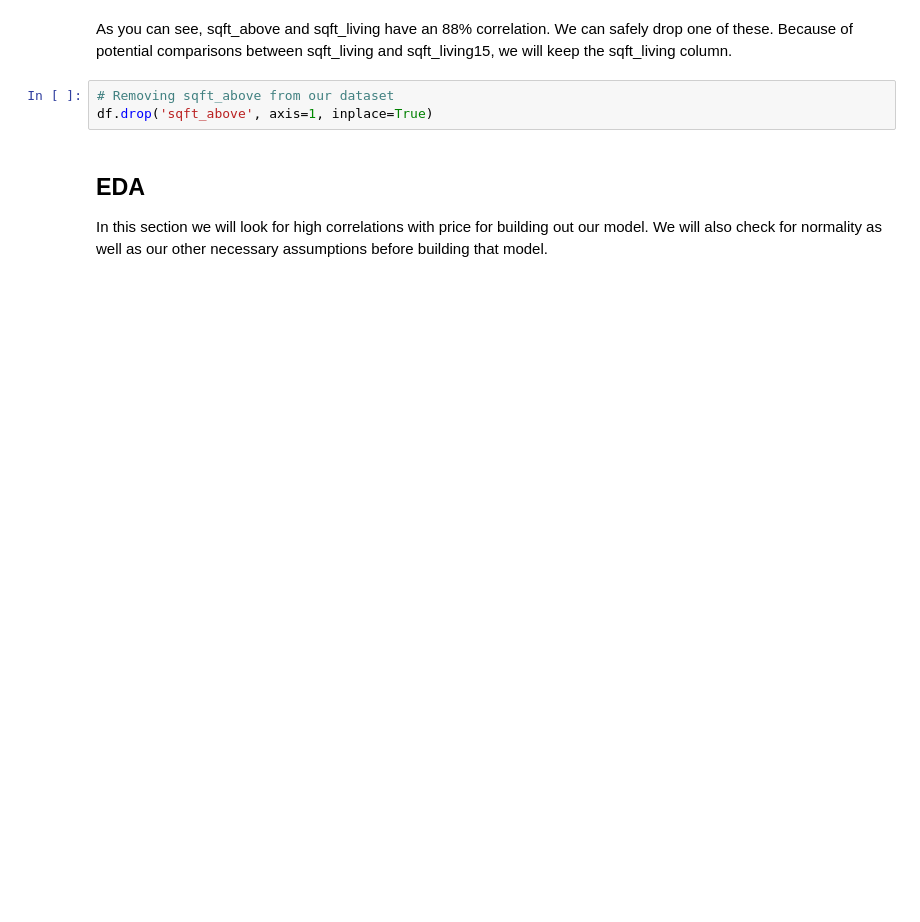
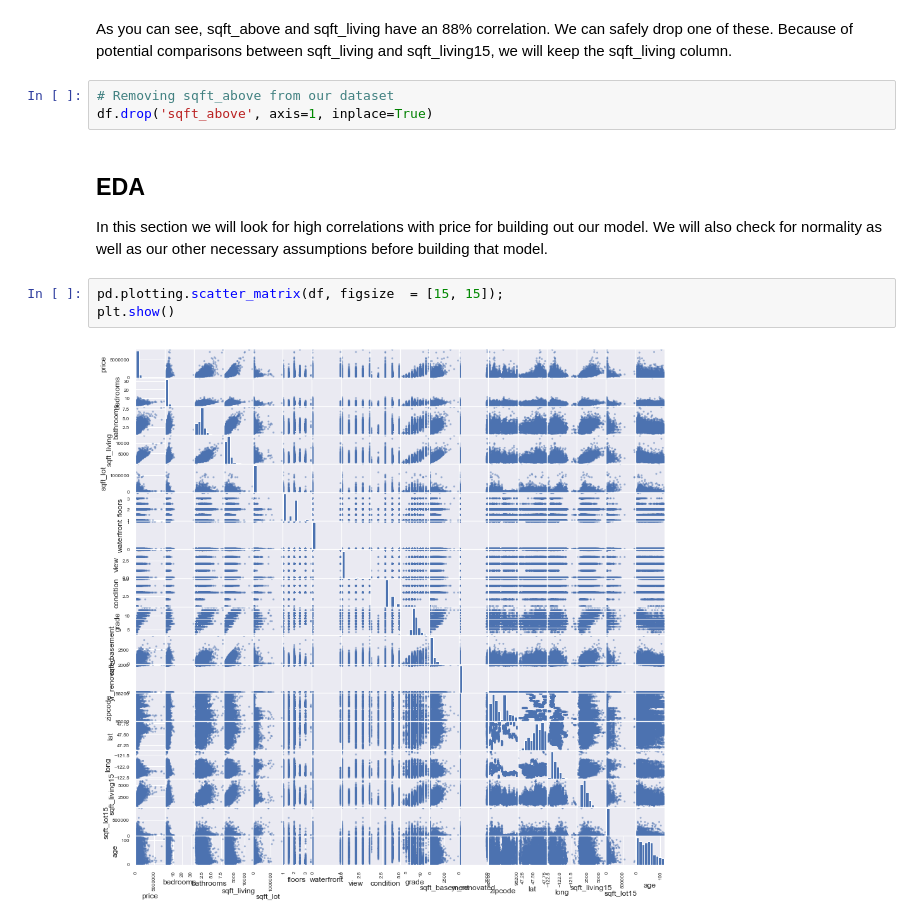
Before and after one commit to Lionslicer-Coding/dsc-mod-2-project-v2-1-onl01-dtsc-pt-030220, a Jupyter notebook: student.ipynb, the cells around one changed output. Saved outputs shown, nothing was run; the diff lists cells and outputs as text; blank space fills up the shorter version.

```diff
--- a/student.ipynb
+++ b/student.ipynb
@@ -265,3 +276,8 @@ df.drop('sqft_above', axis=1, inplace=True)
 ## EDA
 
 In this section we will look for high correlations with price for building out our model. We will also check for normality as well as our other necessary assumptions before building that model.
+# %%
+pd.plotting.scatter_matrix(df, figsize  = [15, 15]);
+plt.show()
+# %% [output]
+[figure, added]
```
Also changed, not shown: parts of 9 cells of this notebook.
